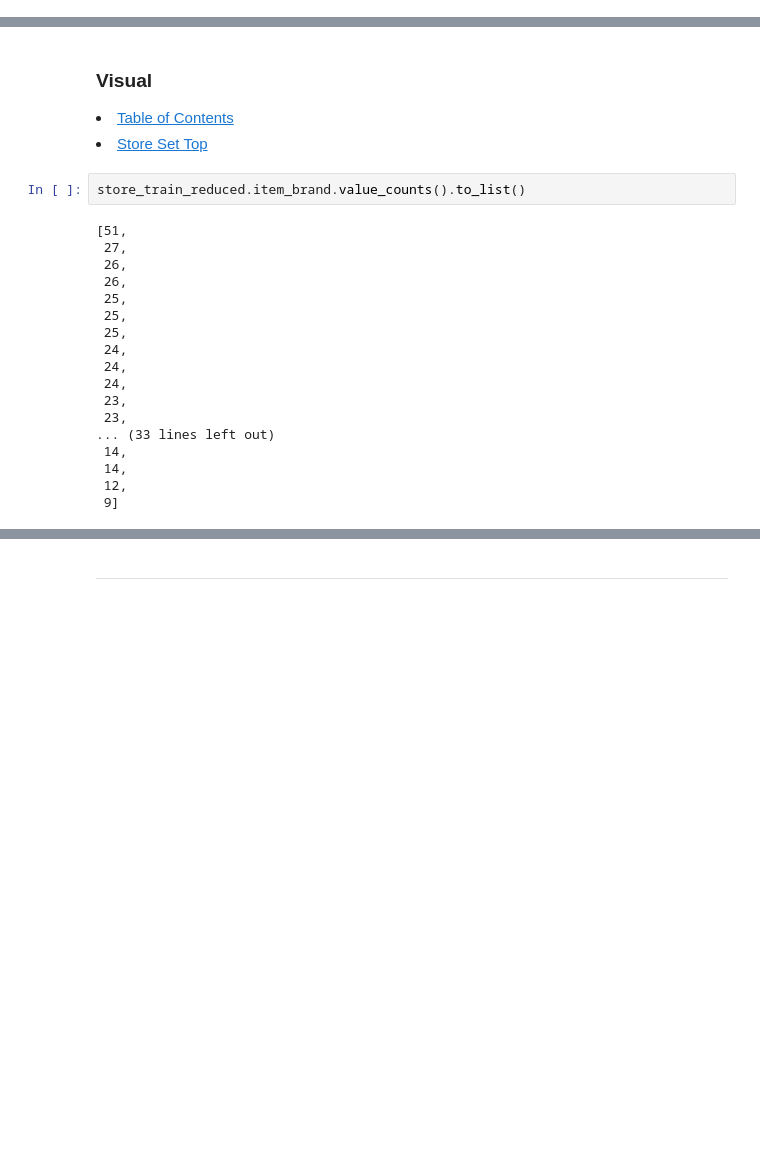
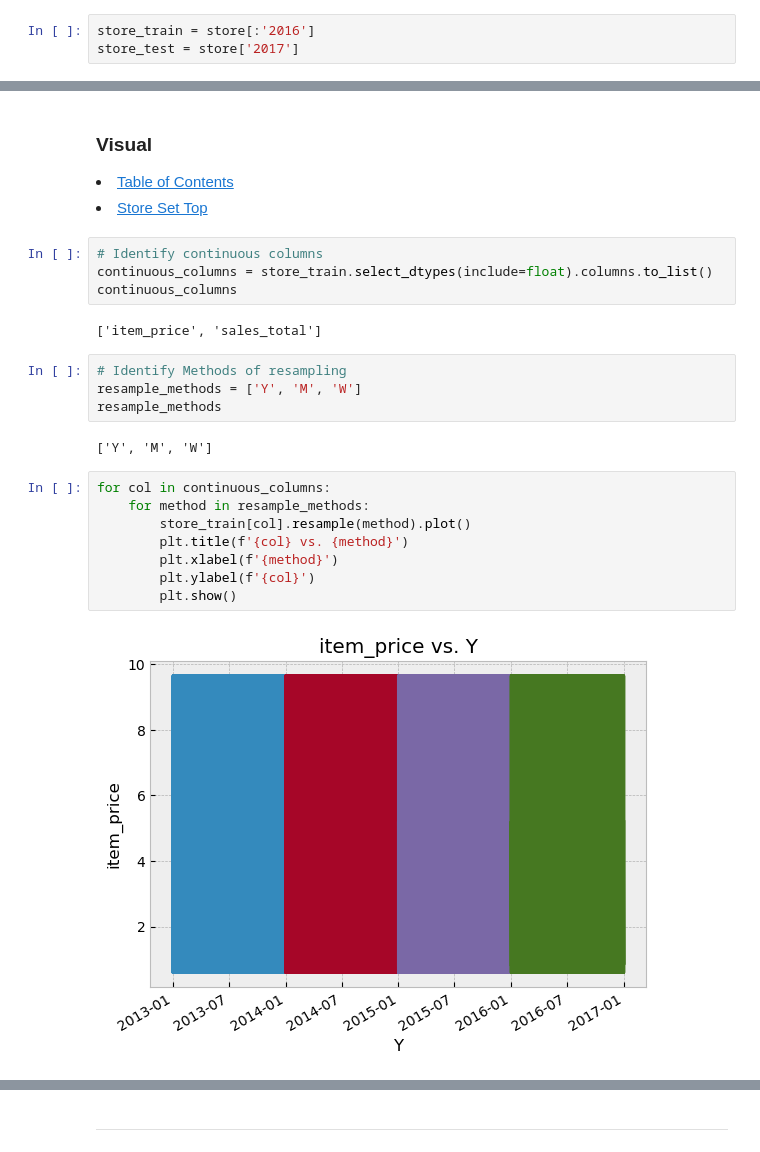
Before and after one commit to Jared-Wood135/time-series-exercises, a Jupyter notebook: explore.ipynb, the cells around one changed output, grey strips where cells are left out. Cells and saved outputs as stored; diff of their text form; blank space fills up the shorter version.

```diff
--- a/explore.ipynb
+++ b/explore.ipynb
@@ -55,3 +99,6 @@ store_train_reduced.shape
+# %%
+store_train = store[:'2016']
+store_test = store['2017']
 # %% [markdown]
 ---
 # %% [markdown]
@@ -60,23 +107,25 @@ store_train_reduced.shape
 
 <li><a href='#TableOfContents'>Table of Contents</a></li>
 <li><a href='#store'>Store Set Top</a></li>
-# %%
-store_train_reduced.item_brand.value_counts().to_list()
-# %% [output]
-[51,
- 27,
- 26,
- 26,
- 25,
- 25,
- 25,
- 24,
- 24,
- 24,
- 23,
- 23,
-... (33 lines left out)
- 14,
- 14,
- 12,
- 9]
+# %%
+# Identify continuous columns
+continuous_columns = store_train.select_dtypes(include=float).columns.to_list()
+continuous_columns
+# %% [output]
+['item_price', 'sales_total']
+# %%
+# Identify Methods of resampling
+resample_methods = ['Y', 'M', 'W']
+resample_methods
+# %% [output]
+['Y', 'M', 'W']
+# %%
+for col in continuous_columns:
+    for method in resample_methods:
+        store_train[col].resample(method).plot()
+        plt.title(f'{col} vs. {method}')
+        plt.xlabel(f'{method}')
+        plt.ylabel(f'{col}')
+        plt.show()
+# %% [output]
+[figure, added]
```
Also changed, not shown: parts of 22 cells of this notebook.
